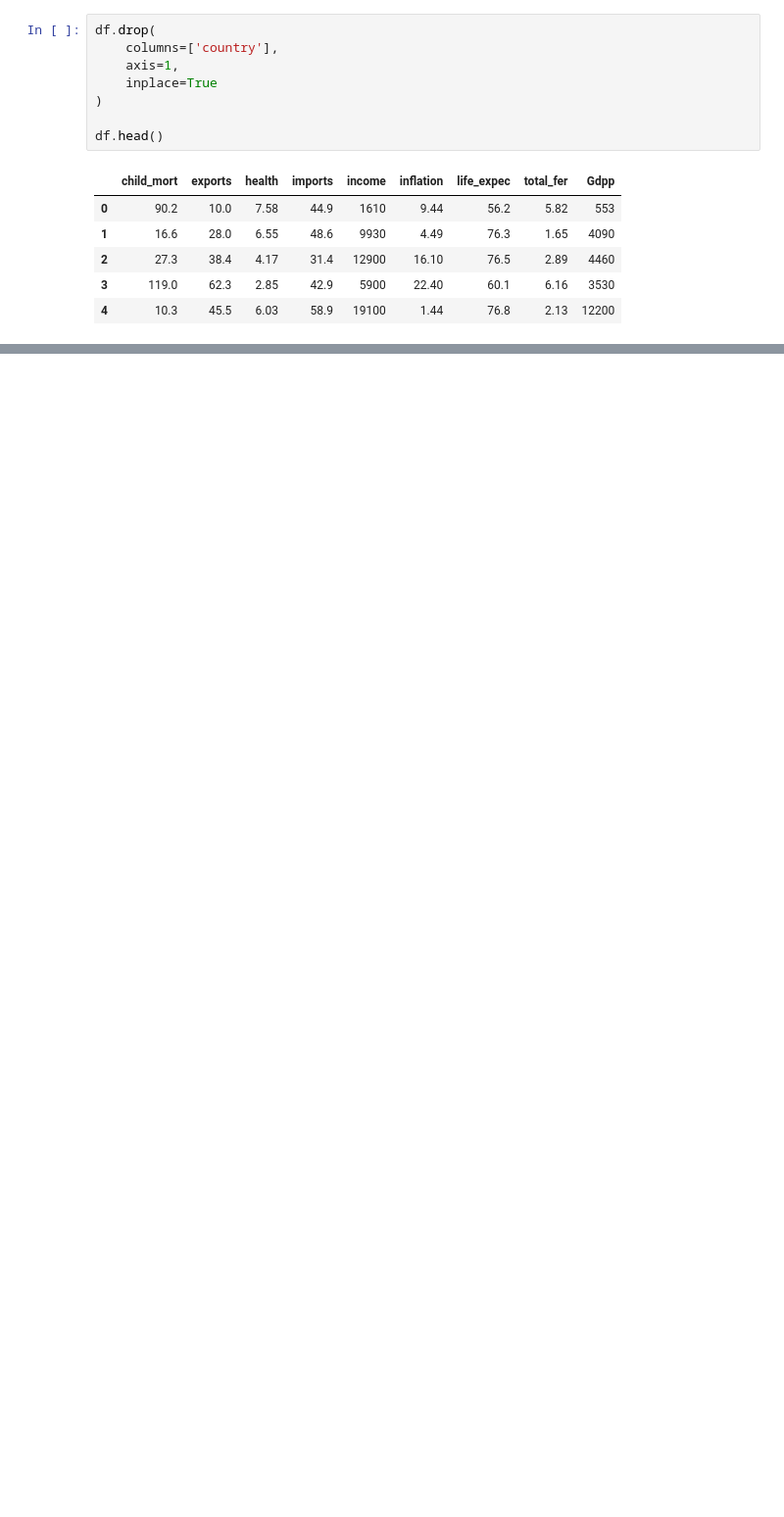
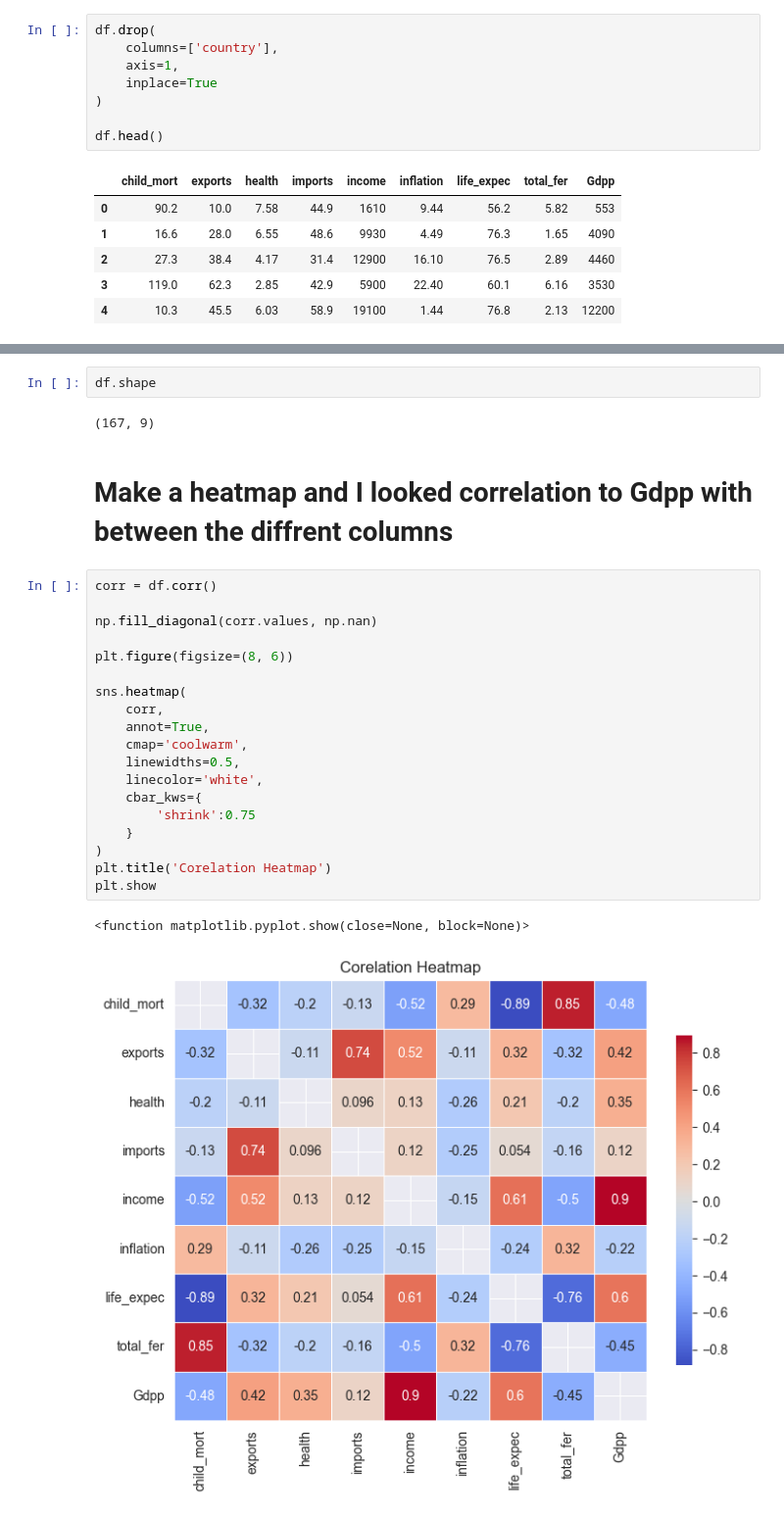
Before and after one commit to MerveTascii00/machine-learning-journey, a Jupyter notebook: 02_Multiple_Linear_Regression.ipynb, the cells around one changed output, grey strips where cells are left out. Shown at 98% size. Saved outputs shown, nothing was run; the diff lists cells and outputs as text; blank space fills up the shorter version.

```diff
--- a/02_Multiple_Linear_Regression.ipynb
+++ b/02_Multiple_Linear_Regression.ipynb
@@ -53,0 +101,28 @@ dtype: int64
+# %%
+df.shape
+# %% [output]
+(167, 9)
+# %% [markdown]
+# Make a heatmap and I looked correlation to Gdpp with between the diffrent columns
+# %%
+corr = df.corr()
+
+np.fill_diagonal(corr.values, np.nan)
+
+plt.figure(figsize=(8, 6))
+
+sns.heatmap(
+    corr,
+    annot=True,
+    cmap='coolwarm',
+    linewidths=0.5,
+    linecolor='white',
+    cbar_kws={
+        'shrink':0.75
+    }
+)
+plt.title('Corelation Heatmap')
+plt.show
+# %% [output]
+<function matplotlib.pyplot.show(close=None, block=None)>
+[figure, added]
```
Also changed, not shown: parts of 26 cells of this notebook, 1 other file.
